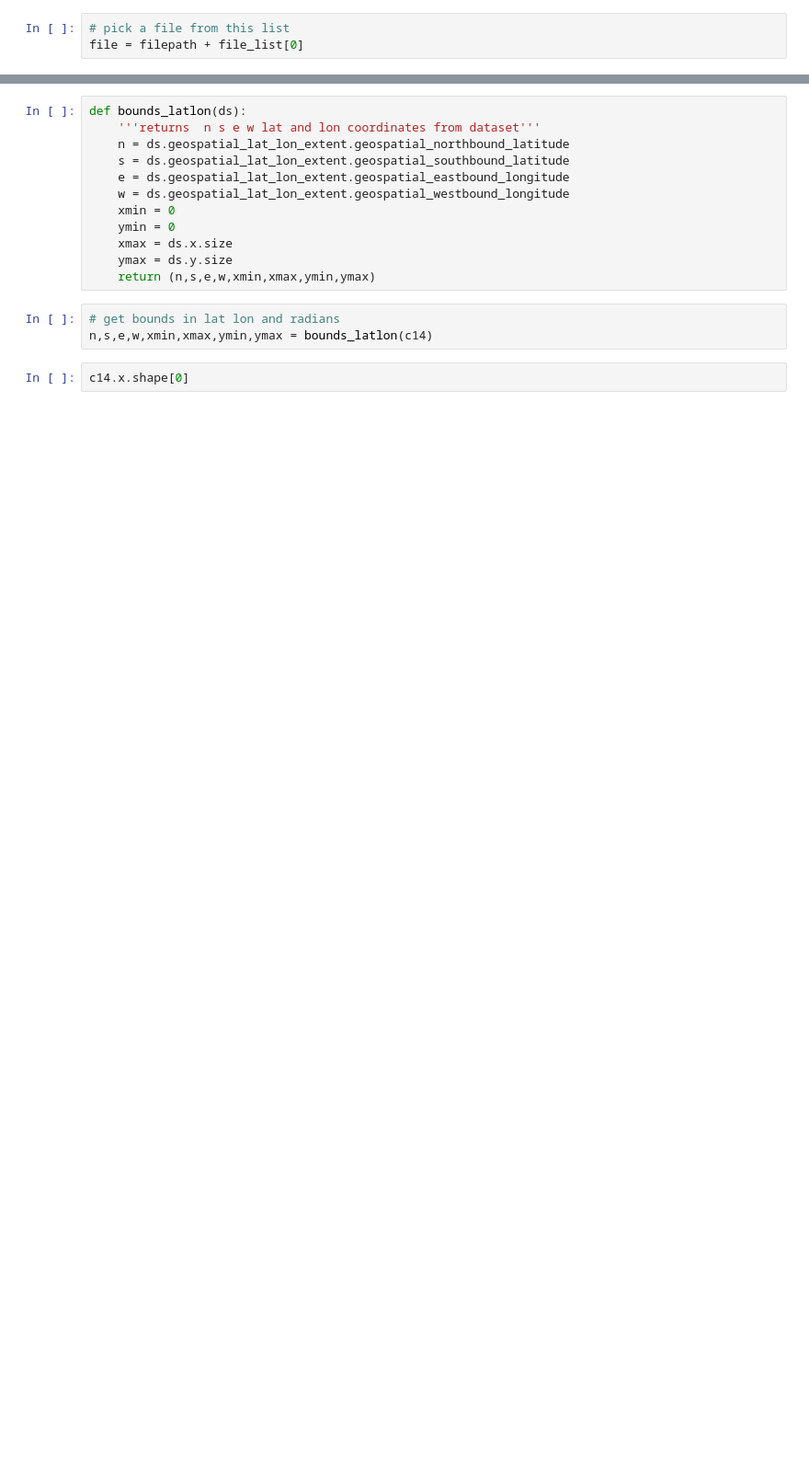
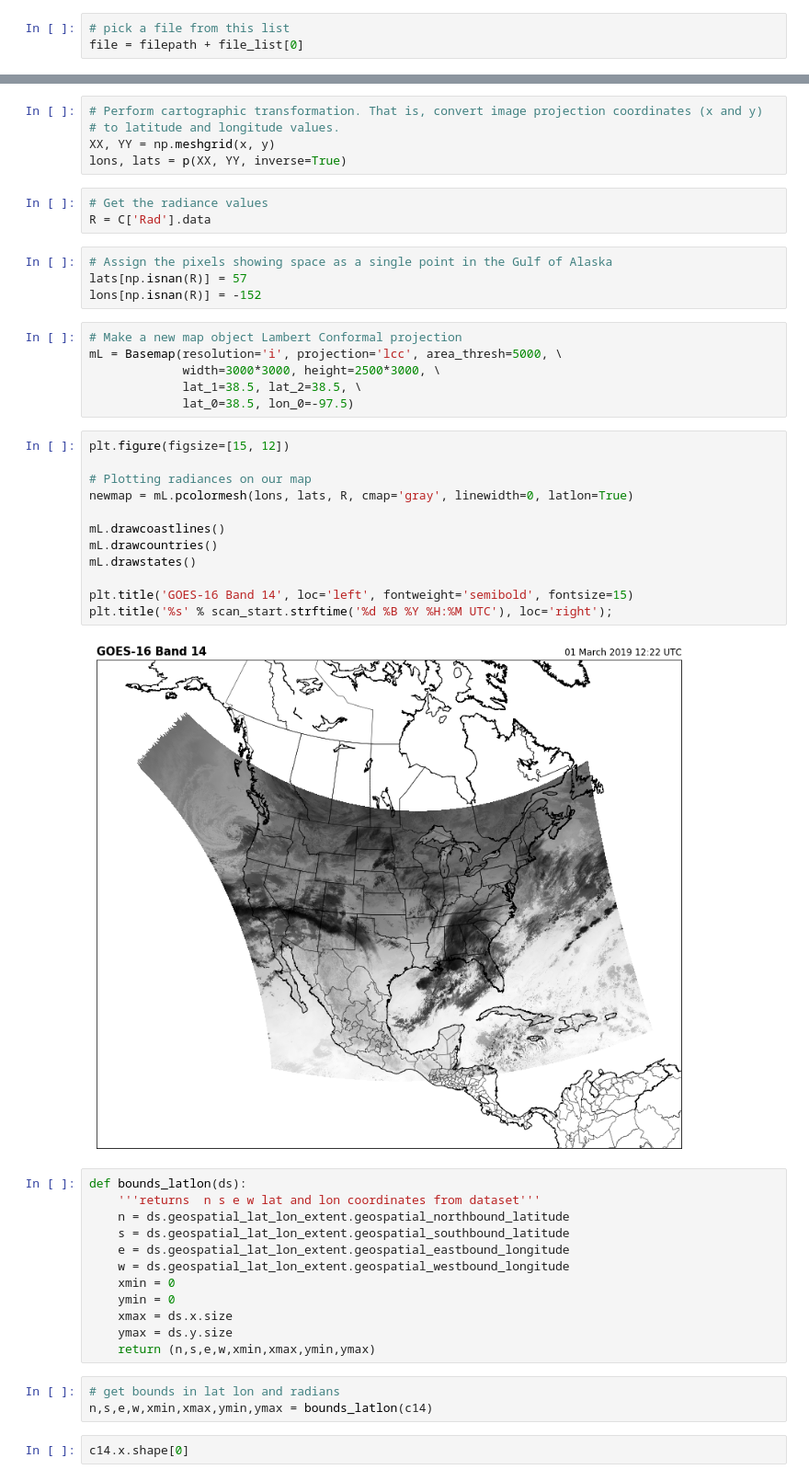
Before and after one commit to spestana/goes-ortho, a Jupyter notebook: goes-aws.ipynb, the cells around one changed output, grey strips where cells are left out. Shown at 92% size. Drawn from its saved outputs; the diff is of its cells as text; blank space fills up the shorter version.

Commit message:
Add basemap visualization of radiance

```diff
--- a/goes-aws.ipynb
+++ b/goes-aws.ipynb
@@ -105,3 +150,35 @@ proj_string = getProj4string(c14.goes_imager_projection)
+# %%
+# Perform cartographic transformation. That is, convert image projection coordinates (x and y)
+# to latitude and longitude values.
+XX, YY = np.meshgrid(x, y)
+lons, lats = p(XX, YY, inverse=True)
+# %%
+# Get the radiance values
+R = C['Rad'].data
+# %%
+# Assign the pixels showing space as a single point in the Gulf of Alaska
+lats[np.isnan(R)] = 57
+lons[np.isnan(R)] = -152
+# %%
+# Make a new map object Lambert Conformal projection
+mL = Basemap(resolution='i', projection='lcc', area_thresh=5000, \
+             width=3000*3000, height=2500*3000, \
+             lat_1=38.5, lat_2=38.5, \
+             lat_0=38.5, lon_0=-97.5)
+# %%
+plt.figure(figsize=[15, 12])
+
+# Plotting radiances on our map
+newmap = mL.pcolormesh(lons, lats, R, cmap='gray', linewidth=0, latlon=True)
+
+mL.drawcoastlines()
+mL.drawcountries()
+mL.drawstates()
+
+plt.title('GOES-16 Band 14', loc='left', fontweight='semibold', fontsize=15)
+plt.title('%s' % scan_start.strftime('%d %B %Y %H:%M UTC'), loc='right');
+# %% [output]
+[figure, added]
 # %%
 def bounds_latlon(ds):
     '''returns  n s e w lat and lon coordinates from dataset'''
```
Also changed, not shown: parts of 17 cells of this notebook.
